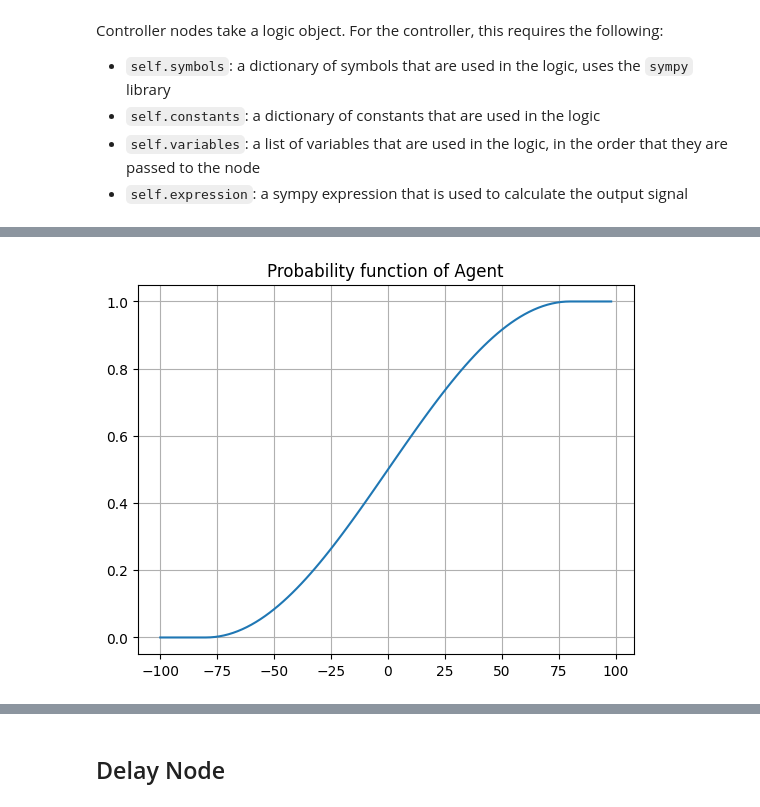
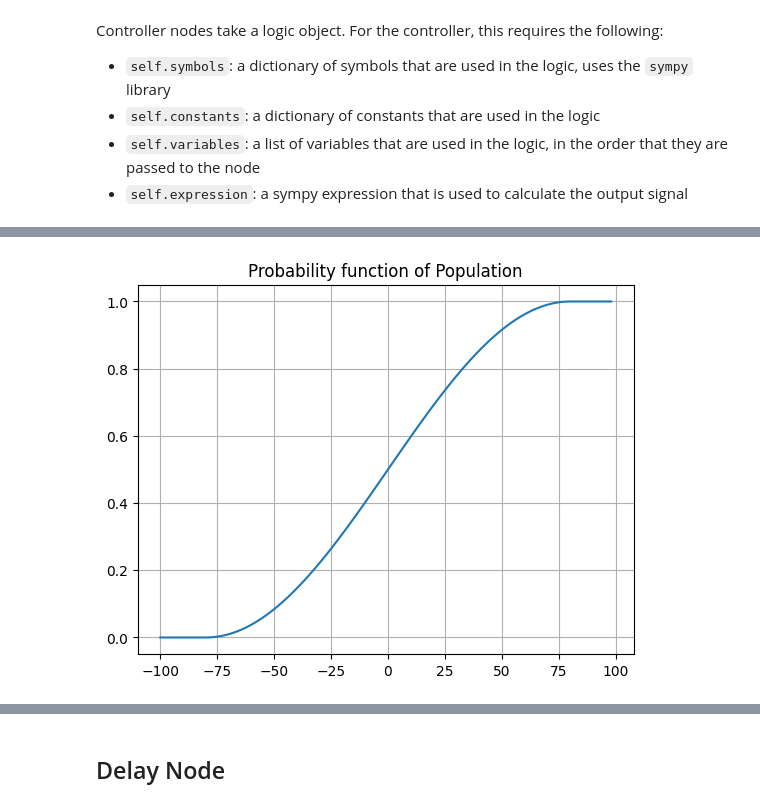
Before and after one commit to humancompatible/interconnect, a Jupyter notebook: examples/basic_simulation.ipynb, the cells around one changed output, grey strips where cells are left out. Drawn from its saved outputs; the diff is of its cells as text; code cells hidden in the pictures.

Commit message:
Updated population to nolonger use individual agents, but model all agents within a population using the same model.

```diff
--- a/examples/basic_simulation.ipynb
+++ b/examples/basic_simulation.ipynb
@@ -78,15 +70,14 @@ class AgentLogic:
         self.symbols = {"x": x, "startThreshold": startThreshold, "endThreshold": endThreshold}
         self.constants = {"startThreshold": -80, "endThreshold": 80}
         self.variables = ["x"]
-        self.probability_function = sympy.Piecewise(
+        self.expression = sympy.Piecewise(
             (0, self.symbols["x"] < self.symbols["startThreshold"]),
             (1, self.symbols["x"] > self.symbols["endThreshold"]),
             ((1 + sympy.cos(sympy.pi * (self.symbols["x"] - self.symbols["endThreshold"]) / (self.symbols["startThreshold"] - self.symbols["endThreshold"]))) / 2, True)
         )
 
-positive_response = 1
-negative_response = 0
-
-agents = []
-for i in range(100):
-    agents.append(Agent(logic=AgentLogic(), positive_response=positive_response, negative_response=negative_response))
+pop = Population(name="P",
+                logic=AgentLogic(),
+                number_of_agents=10000,
+                positive_response=1,
+                negative_response=0)
@@ -97,4 +84,4 @@ To aid in debugging and understanding the agent, a plot of the probability funct
 # %%
-agents[0].plot_probability_function(xMin = -100, xMax = 100)
+pop.plot_probability_function(xMin = -100, xMax = 100)
 # %% [output]
-[figure, old version]
+[figure, new version]
```
Also changed, not shown: parts of 9 cells of this notebook, 1 other file.
